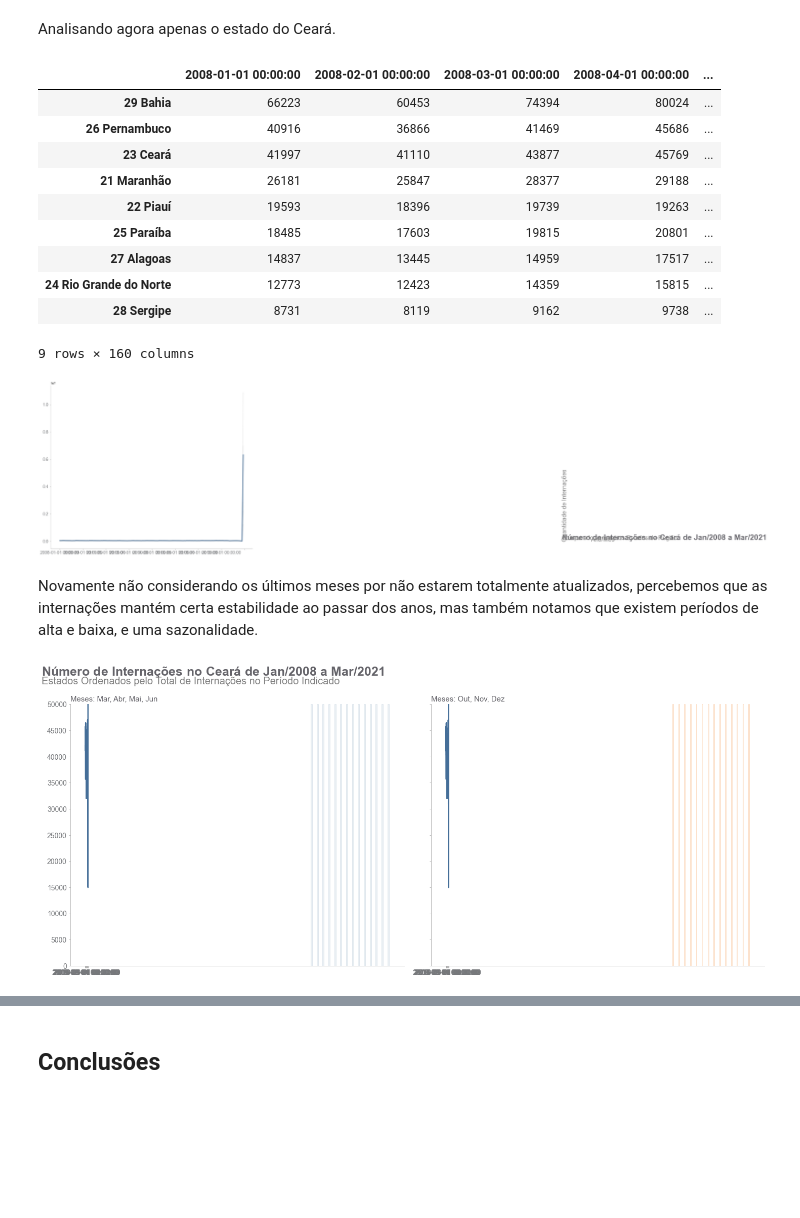
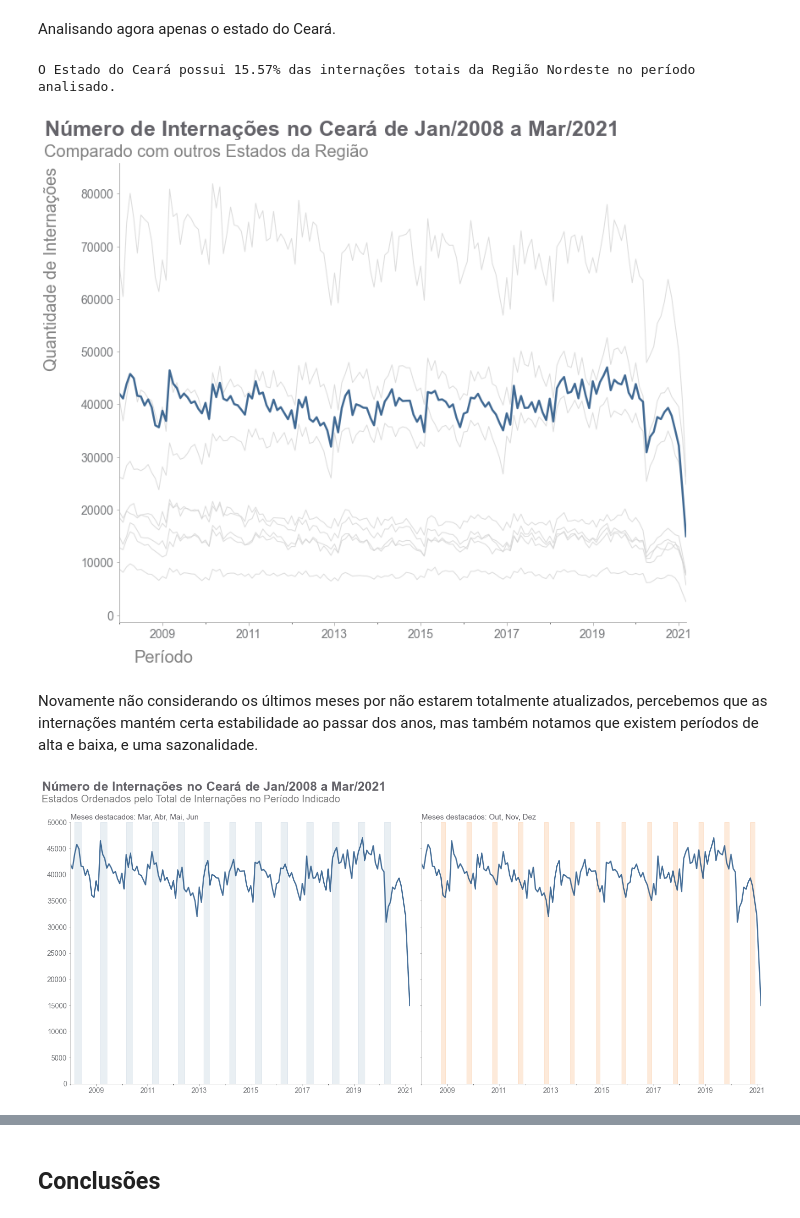
Before and after one commit to diascarolina/healthcare-analysis, a Jupyter notebook: notebooks/projeto-modulo1.ipynb, the cells around one changed output, grey strips where cells are left out. Cells and saved outputs as stored; diff of their text form; code cells hidden in the pictures; blank space fills up the shorter version.

```diff
--- a/notebooks/projeto-modulo1.ipynb
+++ b/notebooks/projeto-modulo1.ipynb
@@ -235,3 +234,41 @@ Algumas observações que tiramos desse gráfico:
 print('A posição do Ceará no número de internações no Brasil é: {}.'.format(internas.index.get_loc('23 Ceará') + 1))
 # %% [output]
 A posição do Ceará no número de internações no Brasil é: 9.
+# %%
+internacoes_ord = internas.copy()
+internacoes_ord['Total'] = internacoes_ord.sum(axis = 1)
+internacoes_ord = internacoes_ord['Total']
+# %%
+cores = []
+for value in internacoes_ord.keys():
+    if '23 Ceará' == value:
+        cores.append(ORANGE1)
+    else:
+        cores.append(BLUE4)
+cores.reverse()
+
+ax = internacoes_ord.sort_values(ascending = True).plot(kind = 'barh', figsize = (15, 10), color = cores)
+
+ax.xaxis.set_major_formatter(ticker.StrMethodFormatter('{x:,.0f}'))
+ax.tick_params(color = 'darkgrey', bottom = 'off')
+ax.spines['bottom'].set_color('darkgrey')
+ax.spines['left'].set_color('darkgrey')
+ax.spines['right'].set_visible(False)
+ax.spines['top'].set_visible(False)
+
+for i in ax.get_yticklabels() + ax.get_xticklabels():
+    i.set_fontsize(12)
+    i.set_color(GRAY5)
+
+# remover o número do nome dos Estados
+ax.set_yticklabels([k[3:] for k in internacoes_ord.index.to_list()[::-1]])
+
+plt.text(-7000000, 28.5, '$\\bf{Número\ Total\ de\ Internações\ por\ Estado\ do\ Brasil}$',
+         fontsize = 20, color = GRAY4)
+plt.text(-7000000, 27.3, 'Somatório do período de Jan/2008 a Mar/2021',
+         fontsize = 18, color = GRAY6)
+
+plt.text(-7000000, 23.7, 'Estado', fontsize = 18, rotation = 'vertical', color = GRAY6)
+plt.text(455, -3, 'Número de Internações', fontsize = 18, color = GRAY6)
+
+plt.show()
@@ -365,20 +404,3 @@ plt.show()
 Com isso, vemos que os três estados do Nordeste que mais tiveram internações de Janeiro de 2008 a Março de 2021 foram Bahia, Pernambuco e Ceará. A quantidade de internações manteve-se quase que estável, se não considerarmos o ano de 2021, pois os dados ainda não estão completos.
 # %% [markdown]
 Analisando agora apenas o estado do Ceará.
-# %%
-
-internacoes_nordeste['Soma'] = internacoes_nordeste.sum(axis = 1)
-# %%
-internacoes_nordeste
-# %% [output]
-|  | 2008-01-01 00:00:00 | 2008-02-01 00:00:00 | 2008-03-01 00:00:00 | 2008-04-01 00:00:00 | ... |
-| 29 Bahia | 66223 | 60453 | 74394 | 80024 | ... |
-| 26 Pernambuco | 40916 | 36866 | 41469 | 45686 | ... |
-| 23 Ceará | 41997 | 41110 | 43877 | 45769 | ... |
-| 21 Maranhão | 26181 | 25847 | 28377 | 29188 | ... |
-| 22 Piauí | 19593 | 18396 | 19739 | 19263 | ... |
-| 25 Paraíba | 18485 | 17603 | 19815 | 20801 | ... |
-| 27 Alagoas | 14837 | 13445 | 14959 | 17517 | ... |
-| 24 Rio Grande do Norte | 12773 | 12423 | 14359 | 15815 | ... |
-| 28 Sergipe | 8731 | 8119 | 9162 | 9738 | ... |
-9 rows × 160 columns
@@ -385,48 +412,49 @@ internacoes_nordeste
+# %%
+print('O Estado do Ceará possui {:.2f}% das internações totais da Região Nordeste no período analisado.'.format(intern_nordeste['Porcentagem']['23 Ceará']))
+# %% [output]
+O Estado do Ceará possui 15.57% das internações totais da Região Nordeste no período analisado.
 # %%
 internacoes_ceara = internacoes_nordeste.loc['23 Ceará']
 # %%
 plt.figure(figsize = (12, 10))
 
 for estado in internacoes_nordeste.index.tolist():
     ax = internacoes_nordeste.loc[estado].T.plot(color = 'lightgrey', linewidth = 1, alpha = 0.8)
 
 ax = internacoes_nordeste.loc['23 Ceará'].T.plot(color = BLUE1, linewidth = 2.5, alpha = 0.8)
 
 ax.tick_params(color = 'darkgrey')
 ax.spines['bottom'].set_color('darkgrey')
 ax.spines['left'].set_color('darkgrey')
 ax.spines['right'].set_visible(False)
 ax.spines['top'].set_visible(False)
 
 for i in ax.get_yticklabels() + ax.get_xticklabels():
     i.set_fontsize(14)
     i.set_color(GRAY5)
 
 
 plt.text(435, 90999, '$\\bf{Número\ de\ Internações\ no\ Ceará\ de\ Jan/2008\ a\ Mar/2021}$',
          fontsize = 25, color = GRAY4)
 plt.text(435, 86999, 'Comparado com outros Estados da Região',
          fontsize = 20, color = GRAY6)
 
 plt.text(435, 47000, 'Quantidade de Internações', fontsize = 20, rotation = 'vertical', color = GRAY6)
-plt.text(460, -9000, 'Ano/Mês', fontsize = 20, color = GRAY6)
+plt.text(460, -9000, 'Período', fontsize = 20, color = GRAY6)
 
 plt.show()
 # %% [output]
-[figure, old version]
+[figure, new version]
 # %% [markdown]
 Novamente não considerando os últimos meses por não estarem totalmente atualizados, percebemos que as internações mantém certa estabilidade ao passar dos anos, mas também notamos que existem períodos de alta e baixa, e uma sazonalidade.
 # %%
 fig, axes = plt.subplots(1, 2, sharex = False, sharey = True, figsize = (20, 8))
 
-fig.text(0, 1.05, '$\\bf{Número\ de\ Internações\ no\ Ceará\ de\ Jan/2008\ a\ Mar/2021}$',
+fig.text(0, 1.06, '$\\bf{Número\ de\ Internações\ no\ Ceará\ de\ Jan/2008\ a\ Mar/2021}$',
          fontsize = 25, color = GRAY4)
 
 fig.text(0, 1.02, 'Estados Ordenados pelo Total de Internações no Período Indicado',
          fontsize = 20, color = GRAY6)
-
-#fig.text(0.085, 0.71, 'Quantidade de Internações', fontsize = 20, rotation = 'vertical', color = GRAY4)
-#fig.text(0.12, 0.09, 'Ano/Mês', fontsize = 20, color = GRAY4)
 
 internacoes_nordeste.loc['23 Ceará'].T.plot(ax = axes[0], color = BLUE1, linewidth = 2.5, alpha = 0.8)
 internacoes_nordeste.loc['23 Ceará'].T.plot(ax = axes[1], color = BLUE1, linewidth = 2.5, alpha = 0.8)
@@ -444,12 +472,6 @@ for i in [0, 1]:
         k.set_fontsize(14)
         k.set_color(GRAY5)
 
-#for mes in range(0, 160, 12):
-#    axes[0].axvspan(mes + 2, mes + 5, alpha = 0.2, facecolor = BLUE4)
-
-#for mes in range(0, 160, 12):
-#    axes[1].axvspan(mes + 9, mes + 12, alpha = 0.2, facecolor = ORANGE1)
-
 anos = []
 for valor in range(2008, 2022):
     anos.append(valor)
@@ -459,12 +481,12 @@ for ano in range(len(anos)):
     axes[1].axvspan(datetime(anos[ano],10,1), datetime(anos[ano],12,1), color = ORANGE1, alpha = 0.2)
 
 
-axes[0].set_title('Meses: Mar, Abr, Mai, Jun', loc = 'left', fontsize = 15, color = GRAY4)
-axes[1].set_title('Meses: Out, Nov, Dez', loc = 'left', fontsize = 15, color = GRAY4)
+axes[0].set_title('Meses destacados: Mar, Abr, Mai, Jun', loc = 'left', fontsize = 15, color = GRAY4)
+axes[1].set_title('Meses destacados: Out, Nov, Dez', loc = 'left', fontsize = 15, color = GRAY4)
 
 fig.tight_layout()
 
 plt.show()
 # %% [output]
-[figure, old version]
+[figure, new version]
 # %% [markdown]
```
Also changed, not shown: parts of 175 cells of this notebook, 3 other files.
